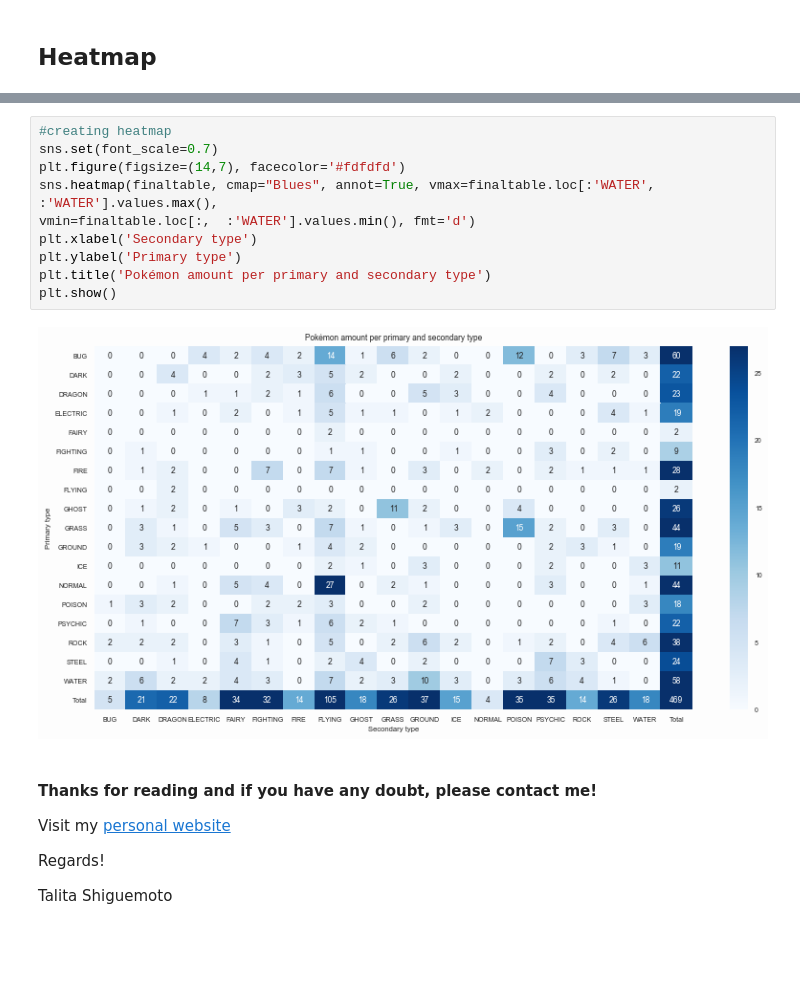
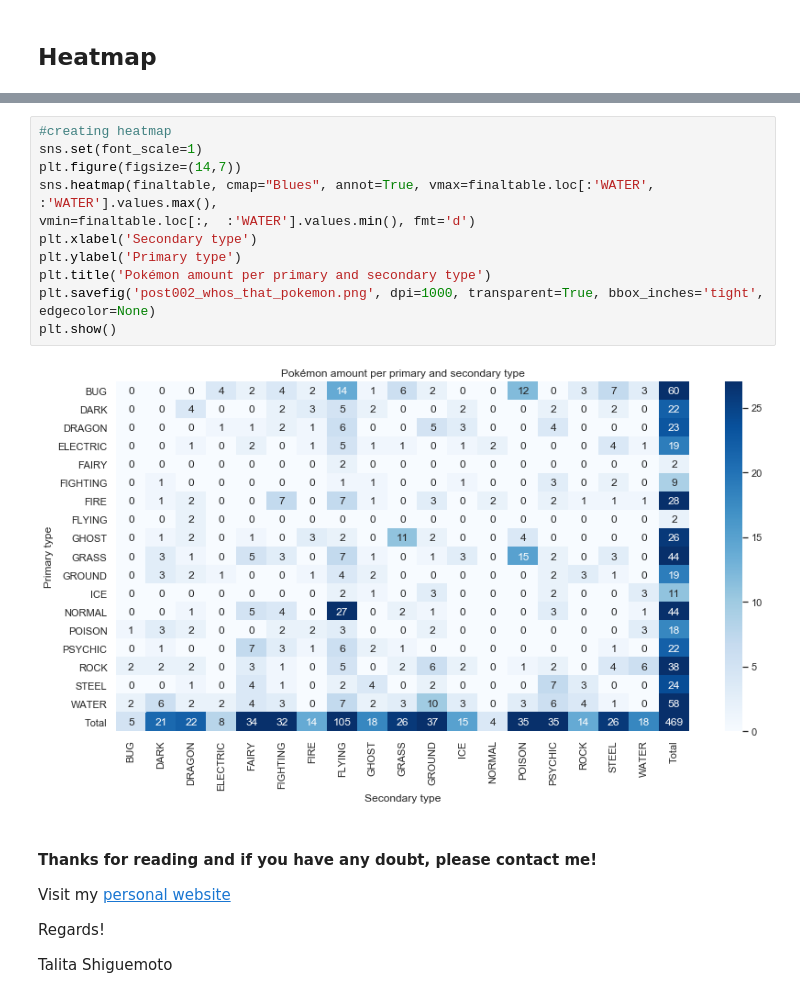
Before and after one commit to tshiguemoto/whos_that_pokemon, a Jupyter notebook: pokemonTypes.ipynb, the cells around one changed output, grey strips where cells are left out. Cells and saved outputs as stored; diff of their text form; blank space fills up the shorter version.

Commit message:
Changed Heatmap .savefig

```diff
--- a/pokemonTypes.ipynb
+++ b/pokemonTypes.ipynb
@@ -157,15 +157,16 @@ finaltable.tail()
 # %%
 #creating heatmap
-sns.set(font_scale=0.7)
-plt.figure(figsize=(14,7), facecolor='#fdfdfd')
+sns.set(font_scale=1)
+plt.figure(figsize=(14,7))
 sns.heatmap(finaltable, cmap="Blues", annot=True, vmax=finaltable.loc[:'WATER', :'WATER'].values.max(),
 vmin=finaltable.loc[:,  :'WATER'].values.min(), fmt='d')
 plt.xlabel('Secondary type')
 plt.ylabel('Primary type')
 plt.title('Pokémon amount per primary and secondary type')
+plt.savefig('post002_whos_that_pokemon.png', dpi=1000, transparent=True, bbox_inches='tight', edgecolor=None)
 plt.show()
 # %% [output]
-[figure, old version]
+[figure, new version]
 # %% [markdown]
 #### Thanks for reading and if you have any doubt, please contact me!
 
```
Also changed, not shown: parts of 1 cell of this notebook.
